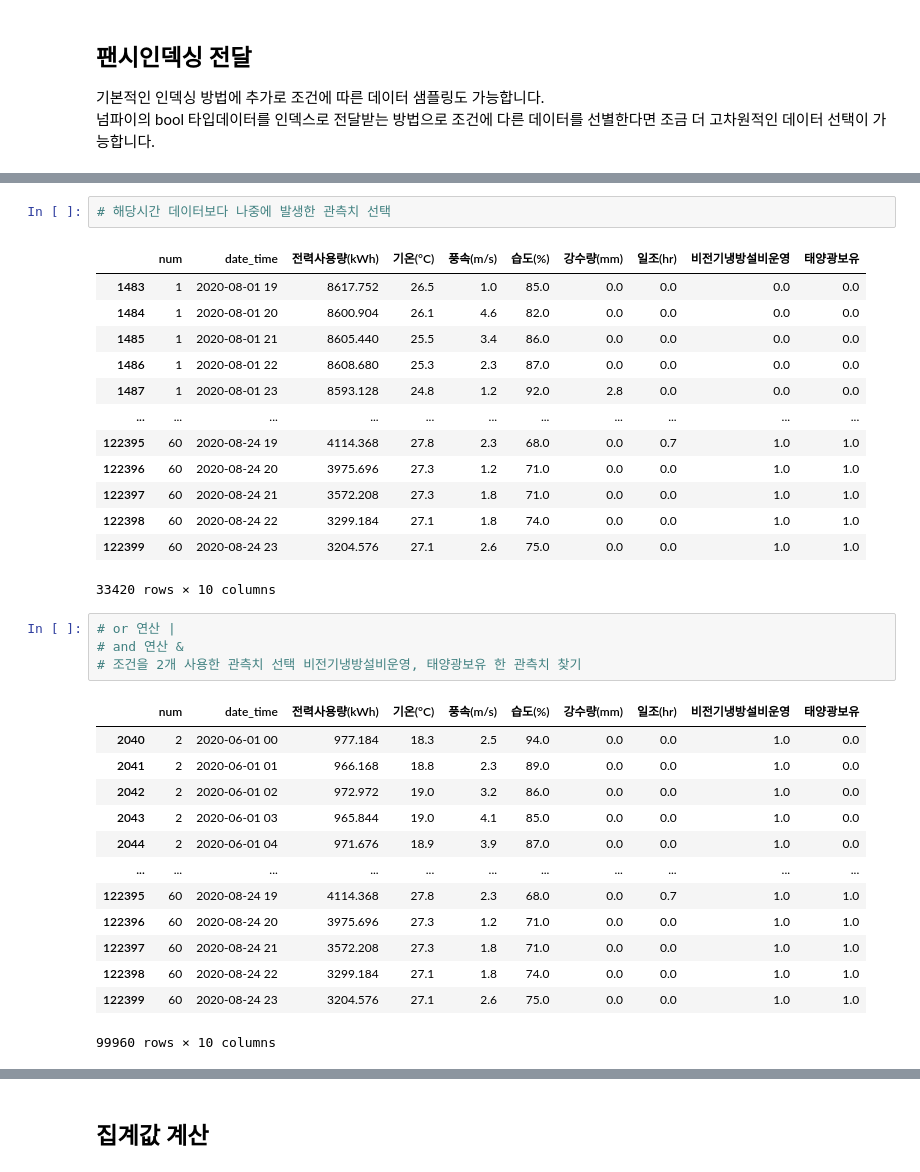
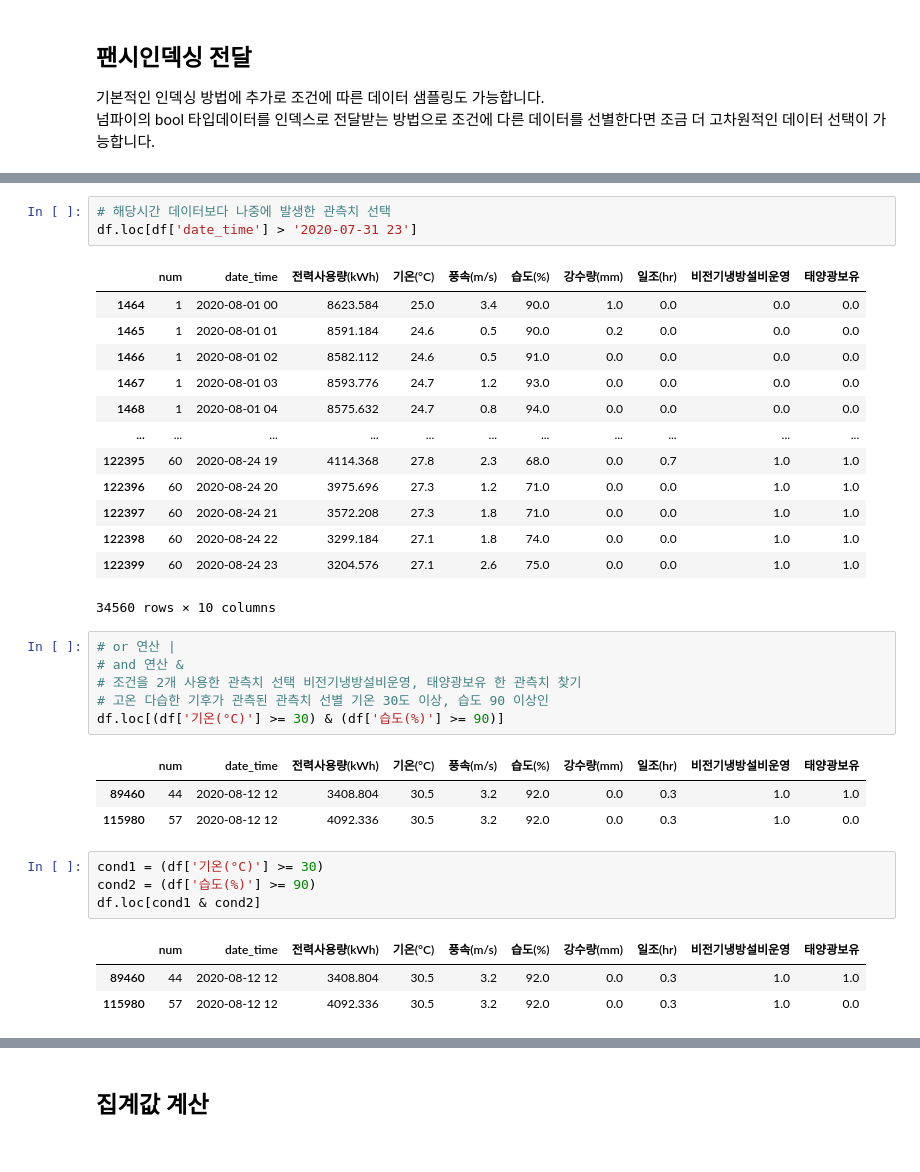
Before and after one commit to overgroove/samsung_ML, a Jupyter notebook: 03_package_pandas.ipynb, the cells around one changed output, grey strips where cells are left out. Cells and saved outputs as stored; diff of their text form.

```diff
--- a/03_package_pandas.ipynb
+++ b/03_package_pandas.ipynb
@@ -427,35 +438,36 @@ Name: 전력사용량(kWh), Length: 122400, dtype: float64
 286 rows × 10 columns
 # %%
 # 해당시간 데이터보다 나중에 발생한 관측치 선택
+df.loc[df['date_time'] > '2020-07-31 23']
 # %% [output]
 |  | num | date_time | 전력사용량(kWh) | 기온(°C) | 풍속(m/s) | 습도(%) | 강수량(mm) | 일조(hr) | 비전기냉방설비운영 | 태양광보유 |
-| 1483 | 1 | 2020-08-01 19 | 8617.752 | 26.5 | 1.0 | 85.0 | 0.0 | 0.0 | 0.0 | 0.0 |
-| 1484 | 1 | 2020-08-01 20 | 8600.904 | 26.1 | 4.6 | 82.0 | 0.0 | 0.0 | 0.0 | 0.0 |
-| 1485 | 1 | 2020-08-01 21 | 8605.440 | 25.5 | 3.4 | 86.0 | 0.0 | 0.0 | 0.0 | 0.0 |
-| 1486 | 1 | 2020-08-01 22 | 8608.680 | 25.3 | 2.3 | 87.0 | 0.0 | 0.0 | 0.0 | 0.0 |
-| 1487 | 1 | 2020-08-01 23 | 8593.128 | 24.8 | 1.2 | 92.0 | 2.8 | 0.0 | 0.0 | 0.0 |
+| 1464 | 1 | 2020-08-01 00 | 8623.584 | 25.0 | 3.4 | 90.0 | 1.0 | 0.0 | 0.0 | 0.0 |
+| 1465 | 1 | 2020-08-01 01 | 8591.184 | 24.6 | 0.5 | 90.0 | 0.2 | 0.0 | 0.0 | 0.0 |
+| 1466 | 1 | 2020-08-01 02 | 8582.112 | 24.6 | 0.5 | 91.0 | 0.0 | 0.0 | 0.0 | 0.0 |
+| 1467 | 1 | 2020-08-01 03 | 8593.776 | 24.7 | 1.2 | 93.0 | 0.0 | 0.0 | 0.0 | 0.0 |
+| 1468 | 1 | 2020-08-01 04 | 8575.632 | 24.7 | 0.8 | 94.0 | 0.0 | 0.0 | 0.0 | 0.0 |
 | ... | ... | ... | ... | ... | ... | ... | ... | ... | ... | ... |
 | 122395 | 60 | 2020-08-24 19 | 4114.368 | 27.8 | 2.3 | 68.0 | 0.0 | 0.7 | 1.0 | 1.0 |
 | 122396 | 60 | 2020-08-24 20 | 3975.696 | 27.3 | 1.2 | 71.0 | 0.0 | 0.0 | 1.0 | 1.0 |
 | 122397 | 60 | 2020-08-24 21 | 3572.208 | 27.3 | 1.8 | 71.0 | 0.0 | 0.0 | 1.0 | 1.0 |
 | 122398 | 60 | 2020-08-24 22 | 3299.184 | 27.1 | 1.8 | 74.0 | 0.0 | 0.0 | 1.0 | 1.0 |
 | 122399 | 60 | 2020-08-24 23 | 3204.576 | 27.1 | 2.6 | 75.0 | 0.0 | 0.0 | 1.0 | 1.0 |
-33420 rows × 10 columns
+34560 rows × 10 columns
 # %%
 # or 연산 |
 # and 연산 &
 # 조건을 2개 사용한 관측치 선택 비전기냉방설비운영, 태양광보유 한 관측치 찾기
+# 고온 다습한 기후가 관측된 관측치 선별 기온 30도 이상, 습도 90 이상인
+df.loc[(df['기온(°C)'] >= 30) & (df['습도(%)'] >= 90)]
 # %% [output]
 |  | num | date_time | 전력사용량(kWh) | 기온(°C) | 풍속(m/s) | 습도(%) | 강수량(mm) | 일조(hr) | 비전기냉방설비운영 | 태양광보유 |
-| 2040 | 2 | 2020-06-01 00 | 977.184 | 18.3 | 2.5 | 94.0 | 0.0 | 0.0 | 1.0 | 0.0 |
-| 2041 | 2 | 2020-06-01 01 | 966.168 | 18.8 | 2.3 | 89.0 | 0.0 | 0.0 | 1.0 | 0.0 |
-| 2042 | 2 | 2020-06-01 02 | 972.972 | 19.0 | 3.2 | 86.0 | 0.0 | 0.0 | 1.0 | 0.0 |
-| 2043 | 2 | 2020-06-01 03 | 965.844 | 19.0 | 4.1 | 85.0 | 0.0 | 0.0 | 1.0 | 0.0 |
-| 2044 | 2 | 2020-06-01 04 | 971.676 | 18.9 | 3.9 | 87.0 | 0.0 | 0.0 | 1.0 | 0.0 |
-| ... | ... | ... | ... | ... | ... | ... | ... | ... | ... | ... |
-| 122395 | 60 | 2020-08-24 19 | 4114.368 | 27.8 | 2.3 | 68.0 | 0.0 | 0.7 | 1.0 | 1.0 |
-| 122396 | 60 | 2020-08-24 20 | 3975.696 | 27.3 | 1.2 | 71.0 | 0.0 | 0.0 | 1.0 | 1.0 |
-| 122397 | 60 | 2020-08-24 21 | 3572.208 | 27.3 | 1.8 | 71.0 | 0.0 | 0.0 | 1.0 | 1.0 |
-| 122398 | 60 | 2020-08-24 22 | 3299.184 | 27.1 | 1.8 | 74.0 | 0.0 | 0.0 | 1.0 | 1.0 |
-| 122399 | 60 | 2020-08-24 23 | 3204.576 | 27.1 | 2.6 | 75.0 | 0.0 | 0.0 | 1.0 | 1.0 |
+| 89460 | 44 | 2020-08-12 12 | 3408.804 | 30.5 | 3.2 | 92.0 | 0.0 | 0.3 | 1.0 | 1.0 |
+| 115980 | 57 | 2020-08-12 12 | 4092.336 | 30.5 | 3.2 | 92.0 | 0.0 | 0.3 | 1.0 | 0.0 |
-99960 rows × 10 columns
+# %%
+cond1 = (df['기온(°C)'] >= 30)
+cond2 = (df['습도(%)'] >= 90)
+df.loc[cond1 & cond2]
+# %% [output]
+|  | num | date_time | 전력사용량(kWh) | 기온(°C) | 풍속(m/s) | 습도(%) | 강수량(mm) | 일조(hr) | 비전기냉방설비운영 | 태양광보유 |
+| 89460 | 44 | 2020-08-12 12 | 3408.804 | 30.5 | 3.2 | 92.0 | 0.0 | 0.3 | 1.0 | 1.0 |
+| 115980 | 57 | 2020-08-12 12 | 4092.336 | 30.5 | 3.2 | 92.0 | 0.0 | 0.3 | 1.0 | 0.0 |
```
Also changed, not shown: parts of 20 cells of this notebook.
